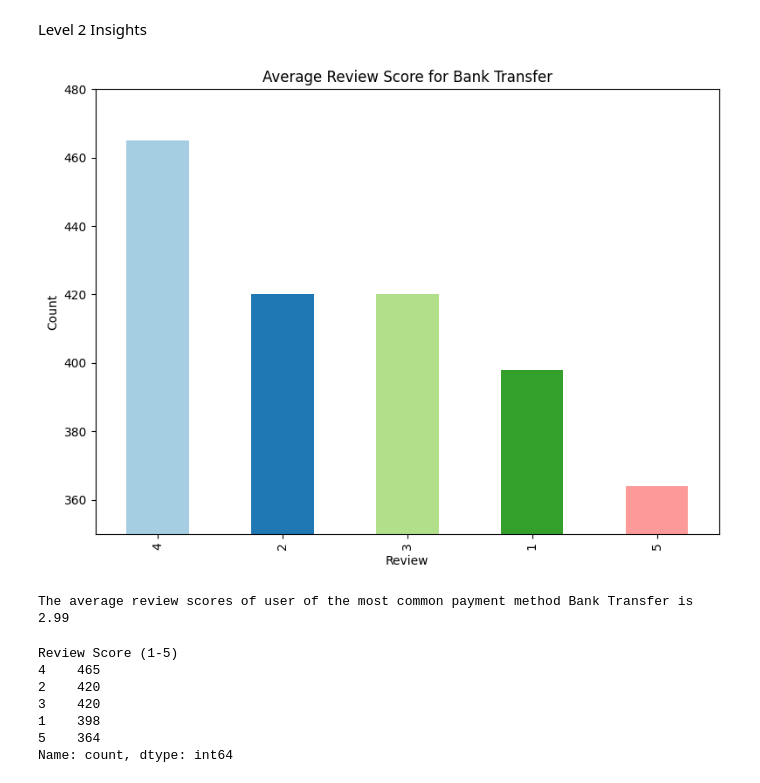
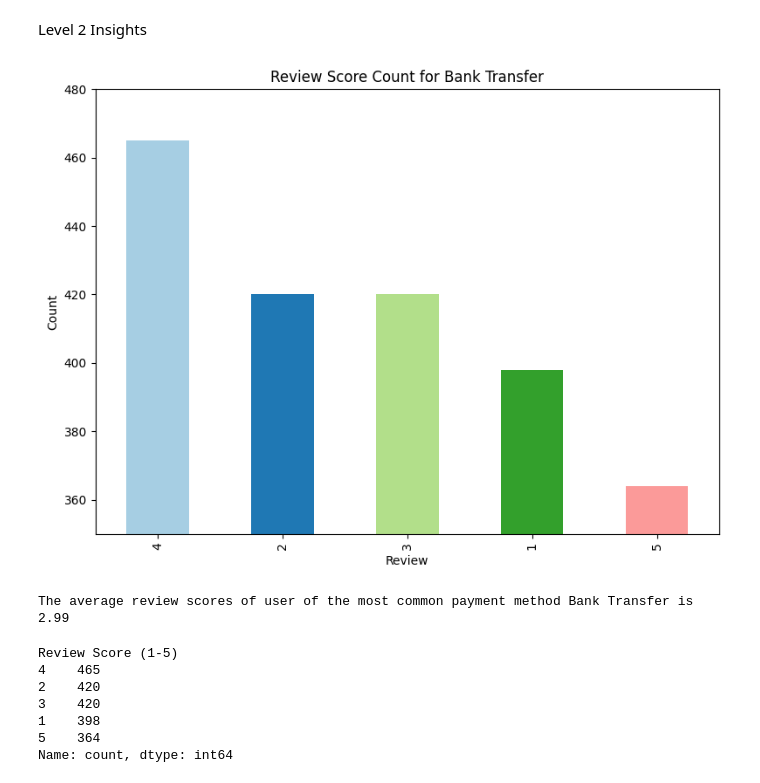
Before and after one commit to Nokibulofficial18/Data-Solution-360, a Jupyter notebook: Python Module/Final Assignment/assignment.ipynb, the cells around one changed output. Drawn from its saved outputs; the diff is of its cells as text; code cells hidden in the pictures.

```diff
--- a/Python Module/Final Assignment/assignment.ipynb
+++ b/Python Module/Final Assignment/assignment.ipynb
@@ -143,24 +153,24 @@ Level 2 Insights
 # %%
 most_common_payment_users = df[df['Payment Method']==most_common_payment_method]
 avg_review_most_common_payment = most_common_payment_users['Review Score (1-5)']
 avg_review_score = avg_review_most_common_payment.mean()
 colors = plt.cm.Paired.colors[:len(avg_review_most_common_payment.value_counts())]
 avg_review_most_common_payment.value_counts().plot(
     kind='bar',
-    title=f'Average Review Score for {most_common_payment_method}',
+    title=f'Review Score Count for {most_common_payment_method}',
     ylabel='Count',
     xlabel='Review',
     grid=False,
     color = colors,
     ylim = (350,480),
     figsize=(8, 6)
 )
 plt.tight_layout()
 plt.show()
 
 print(f"The average review scores of user of the most common payment method {most_common_payment_method} is {round(avg_review_score,2)}")
 # %% [output]
-[figure, old version]
+[figure, new version]
 The average review scores of user of the most common payment method Bank Transfer is 2.99
 # %%
 avg_review_most_common_payment.value_counts()
```
Also changed, not shown: parts of 4 cells of this notebook.
